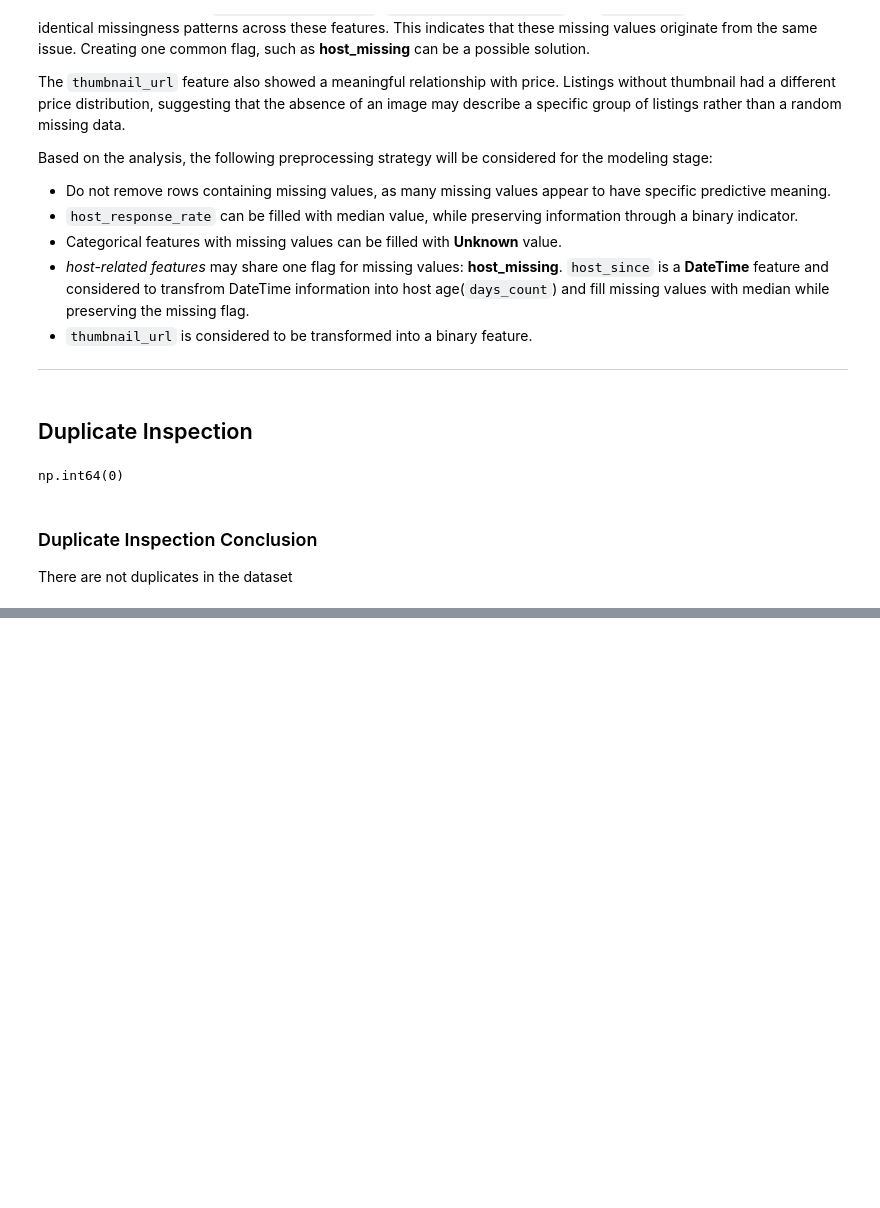
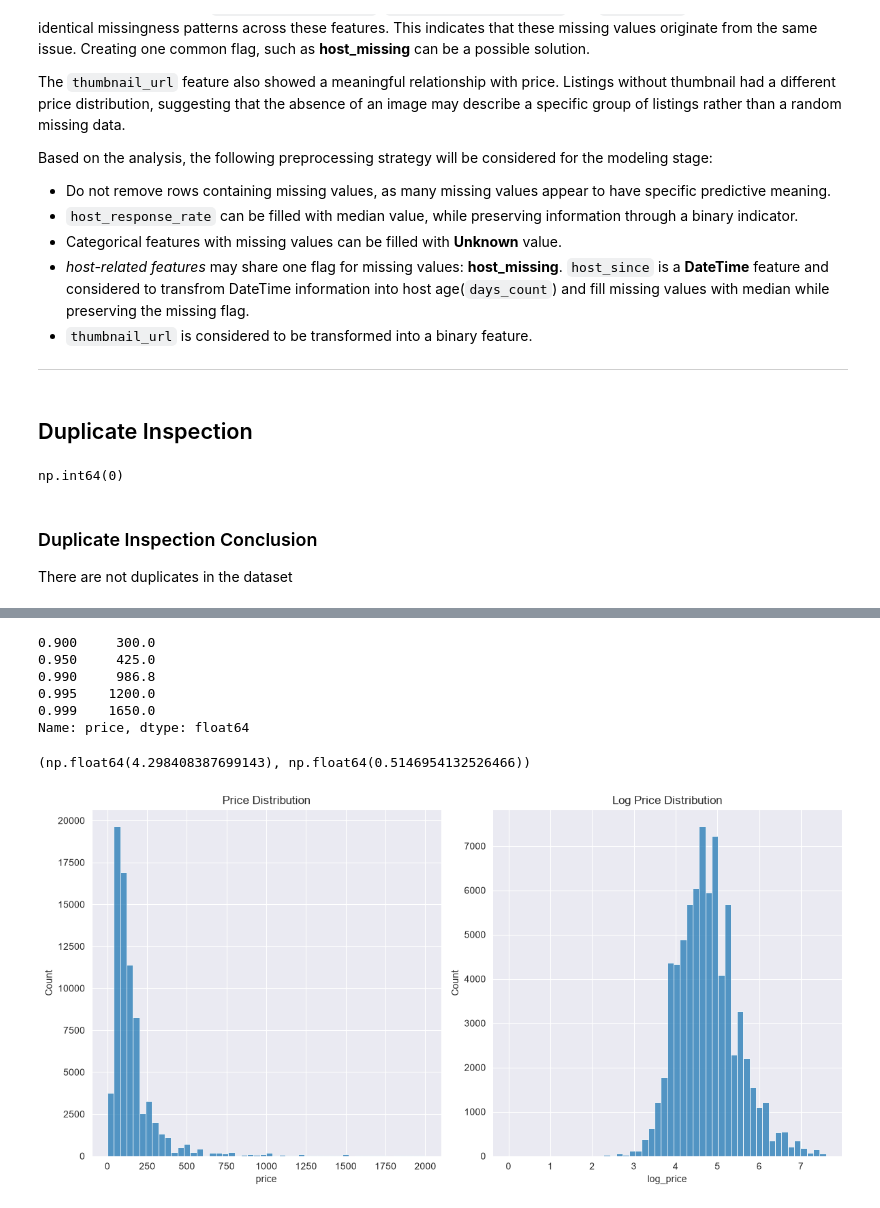
Before and after one commit to Car1LL/airbnb_prices_prediction, a Jupyter notebook: notebooks/01_EDA.ipynb, the cells around one changed output, grey strips where cells are left out. Saved outputs shown, nothing was run; the diff lists cells and outputs as text; code cells hidden in the pictures; blank space fills up the shorter version.

Commit message:
Price Distribution Analysis

```diff
--- a/notebooks/01_EDA.ipynb
+++ b/notebooks/01_EDA.ipynb
@@ -253,0 +393,32 @@ There are not duplicates in the dataset
+# %%
+df['price'].quantile([
+    0.90,
+    0.95,
+    0.99,
+    0.995,
+    0.999
+])
+# %% [output]
+0.900     300.0
+0.950     425.0
+0.990     986.8
+0.995    1200.0
+0.999    1650.0
+Name: price, dtype: float64
+# %%
+    df['price'].skew(), df['log_price'].skew()
+# %% [output]
+(np.float64(4.298408387699143), np.float64(0.5146954132526466))
+# %%
+fig, axes = plt.subplots(ncols=2, nrows=1, figsize=(12, 6 ))
+
+sns.histplot(data=df, x='price', bins=50, ax=axes[0])
+sns.histplot(data=df, x='log_price', bins=50, ax=axes[1])
+
+axes[0].set_title("Price Distribution")
+axes[1].set_title("Log Price Distribution")
+
+plt.tight_layout()
+plt.show()
+# %% [output]
+[figure, added]
```
Also changed, not shown: parts of 15 cells of this notebook.
